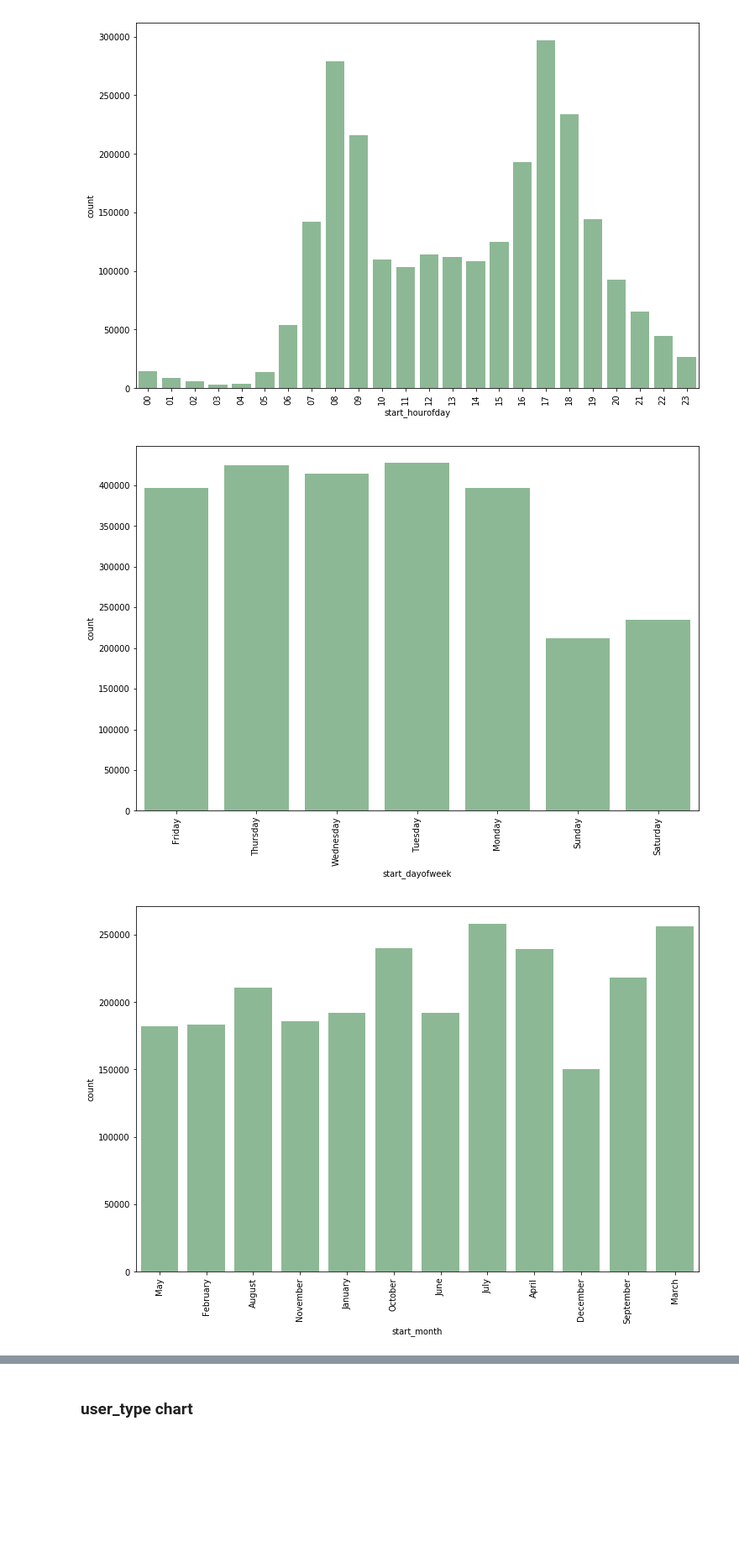
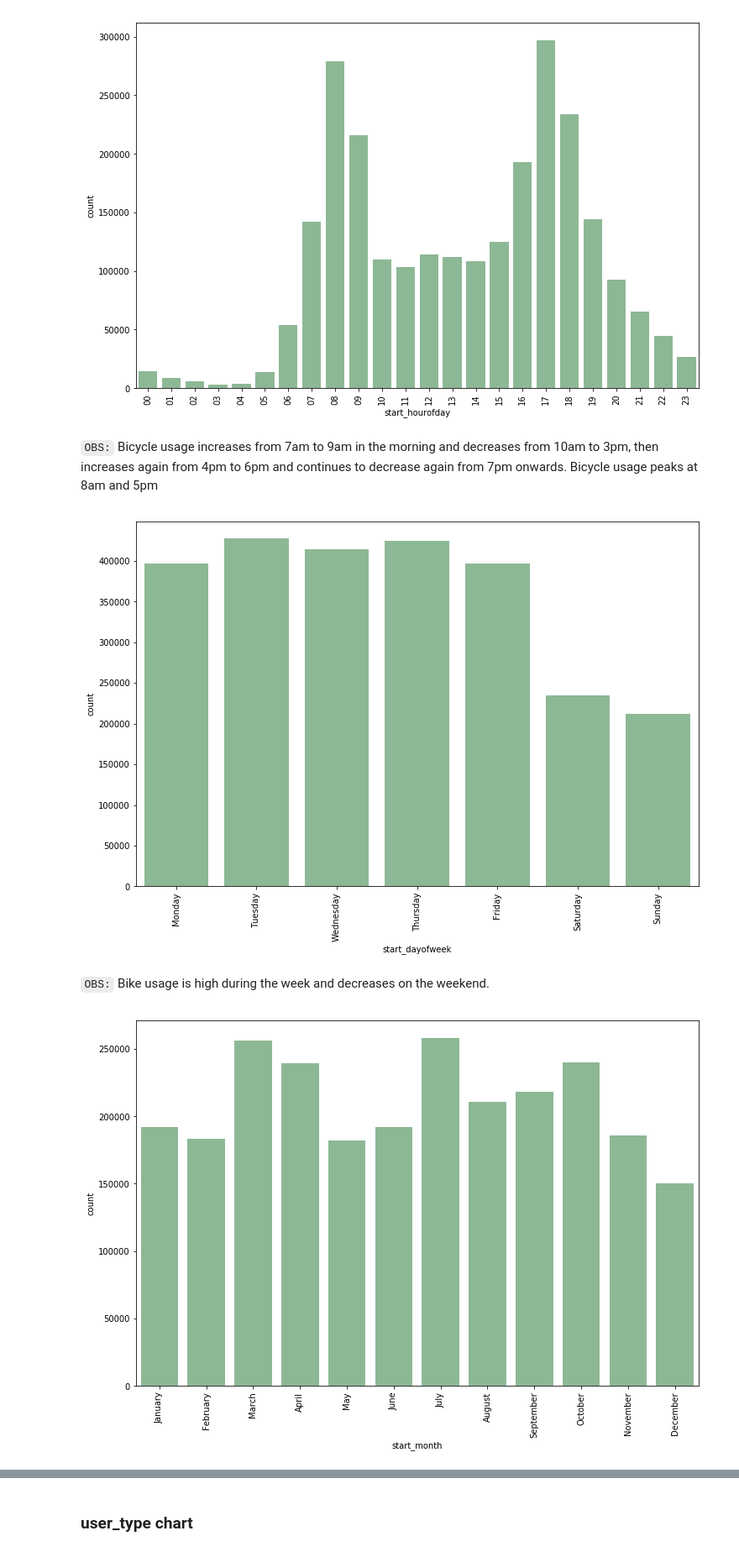
Before and after one commit to haominhnguyen/Exploring-Weather-Trends, a Jupyter notebook: Part I Ford GoBike.ipynb, the cells around one changed output, grey strips where cells are left out. Shown: that part at 84% size. Drawn from its saved outputs; the diff is of its cells as text; code cells hidden in the pictures; blank space fills up the shorter version.

```diff
--- a/Part I Ford GoBike.ipynb
+++ b/Part I Ford GoBike.ipynb
@@ -331,3 +331,7 @@ df_cp.to_csv('cleaned_dataset.csv',index=False)
 ## Univariate Exploration
 # %% [markdown]
 ## duration_sec chart
+# %%
+orderDates = ['Monday', 'Tuesday', 'Wednesday', 'Thursday', 'Friday', 'Saturday','Sunday']
+orderMonths = [ "January", "February", "March", "April", "May", "June",
+"July", "August", "September", "October", "November", "December" ];
@@ -400,9 +411,11 @@ for loc, label in zip(locs, labels):
         plt.text(loc, count + 2, pct_string, ha='center', color='black')
 # %% [output]
 [figure]
+# %% [markdown]
+`OBS:` Bicycle usage increases from 7am to 9am in the morning and decreases from 10am to 3pm, then increases again from 4pm to 6pm and continues to decrease again from 7pm onwards. Bicycle usage peaks at 8am and 5pm
 # %%
 # Chart number of trip in weeks
-sb.countplot(data=df_cp, x='start_dayofweek', color='#86bf91')
+sb.countplot(data=df_cp, x='start_dayofweek', color='#86bf91',order=orderDates)
 
 # Get the current tick locations and labels of the x-axis
 locs, labels = plt.xticks(rotation=90)
@@ -419,25 +432,30 @@ for loc, label in zip(locs, labels):
         # Print the annotation just above the top of the bar
         plt.text(loc, count + 2, pct_string, ha='center', color='black')
 # %% [output]
-[figure, old version]
+[figure, new version]
+# %% [markdown]
+`OBS:` Bike usage is high during the week and decreases on the weekend.
 # %%
 # Chart number of trip in month
 # Chart count by start hour
-sb.countplot(data=df_cp, x='start_month', color='#86bf91')
+sb.countplot(data=df_cp, x='start_month', color='#86bf91', order=orderMonths)
 
 # Get the current tick locations and labels of the x-axis
 locs, labels = plt.xticks(rotation=90)
 
 # Loop through each pair of locations and labels
 for loc, label in zip(locs, labels):
     # Check if the label exists in the type_counts dictionary
     if label.get_text() in type_counts:
         # Get the count for the corresponding label
         count = type_counts[label.get_text()]
         # Calculate the percentage
         pct_string = '{:0.1f}%'.format(100 * count)
 
         # Print the annotation just above the top of the bar
         plt.text(loc, count + 2, pct_string, ha='center', color='black')
+
+        # displaying the title
+        plt.title("Chart number of trip in month")
 # %% [output]
-[figure, old version]
+[figure, new version]
```
Also changed, not shown: parts of 15 cells of this notebook, 4 other files.
